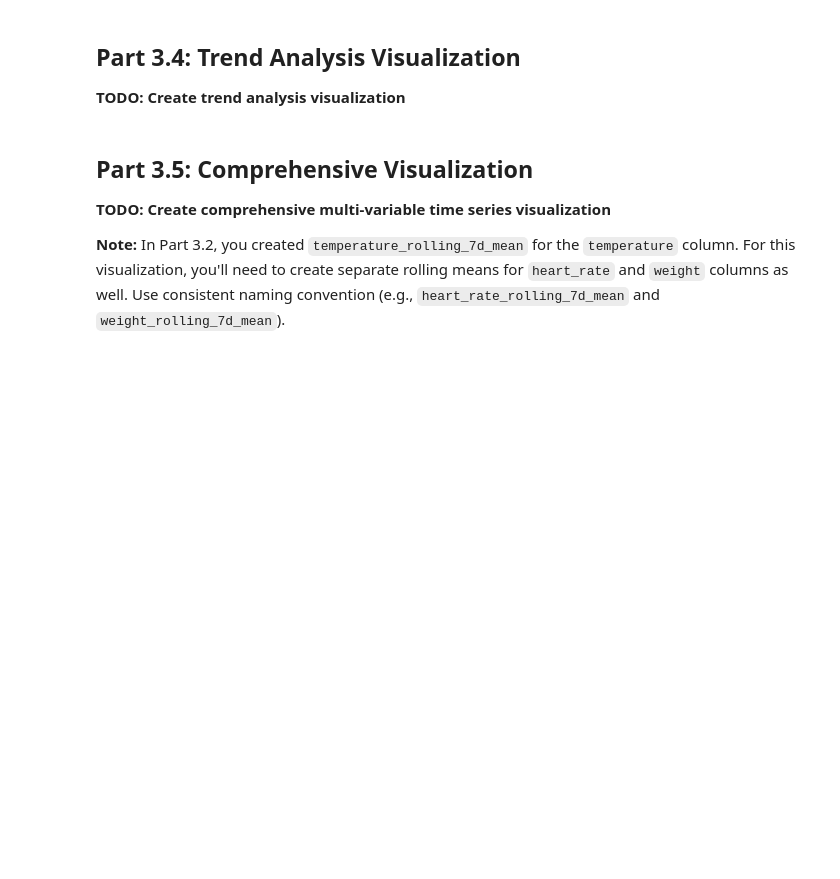
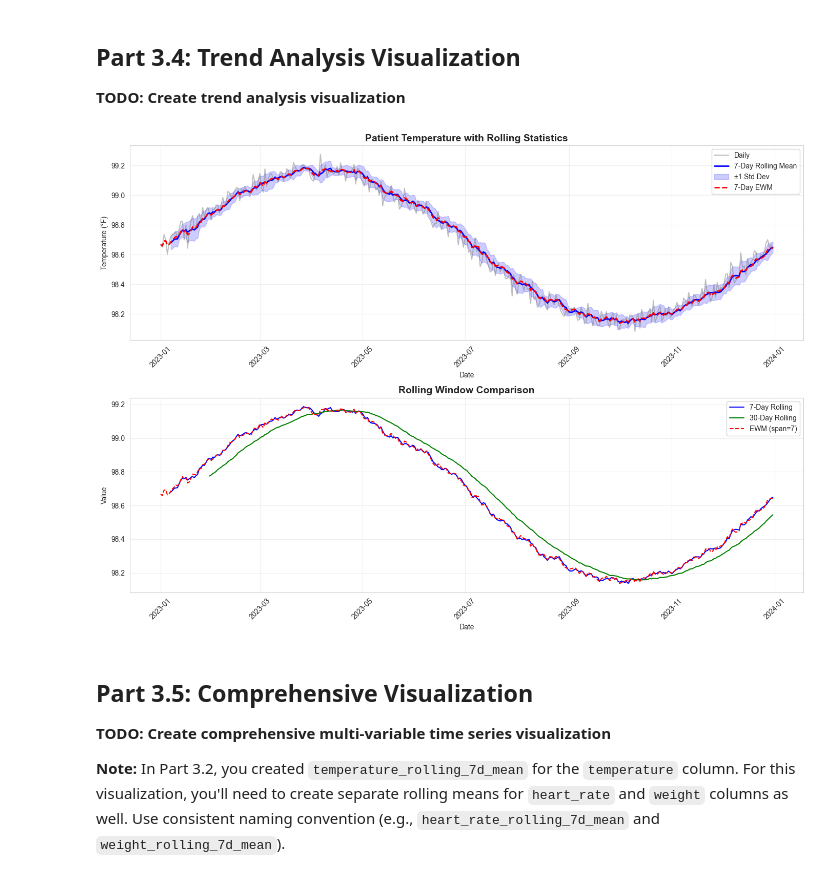
Before and after one commit to UCSF-DataSci/ds217-09-you-built-a-time-machine-out-of-a-delorean-audreysu8, a Jupyter notebook: q3_rolling.ipynb, the cells around one changed output. Drawn from its saved outputs; the diff is of its cells as text; code cells hidden in the pictures; blank space fills up the shorter version.

```diff
--- a/q3_rolling.ipynb
+++ b/q3_rolling.ipynb
@@ -172,55 +226,57 @@ def rolling_range(series):
 # Use patient_vitals_daily with rolling statistics from Part 3.2
 
 # TODO: Create time series plot with original data
 # Requirements for the plot:
 # - Two subplots (2 rows, 1 column)
 # - Top subplot: Original data + rolling mean + std bands + EWM
 # - Bottom subplot: Comparison of different rolling methods (7-day, 30-day, EWM)
 # - Include titles, axis labels, legends, and grid
 # - Save as PNG with dpi=150
 fig, axes = plt.subplots(2, 1, figsize=(14, 10))
 
 # TODO: Plot original data (e.g., temperature or heart_rate)
 # Select one metric (temperature or heart_rate) and plot it
-# axes[0].plot(patient_vitals_daily.index, patient_vitals_daily['temperature'], alpha=0.5, label='Daily', color='gray')
+axes[0].plot(patient_vitals_daily.index, patient_vitals_daily['temperature'], alpha=0.5, label='Daily', color='gray')
 
 # TODO: Add rolling mean overlay
-# axes[0].plot(patient_vitals_daily.index, patient_vitals_daily['temperature_rolling_7d_mean'], linewidth=2, label='7-Day Rolling Mean', color='blue')
+axes[0].plot(patient_vitals_daily.index, patient_vitals_daily['temperature_rolling_7d_mean'], linewidth=2, label='7-Day Rolling Mean', color='blue')
 
 # TODO: Add rolling standard deviation bands
 # Create upper and lower bounds: rolling_mean ± rolling_std
-# upper_bound = patient_vitals_daily['temperature_rolling_7d_mean'] + patient_vitals_daily['temperature_rolling_7d_std']
-# lower_bound = patient_vitals_daily['temperature_rolling_7d_mean'] - patient_vitals_daily['temperature_rolling_7d_std']
-# axes[0].fill_between(patient_vitals_daily.index, lower_bound, upper_bound, alpha=0.2, color='blue', label='±1 Std Dev')
+upper_bound = patient_vitals_daily['temperature_rolling_7d_mean'] + patient_vitals_daily['temperature_rolling_7d_std']
+lower_bound = patient_vitals_daily['temperature_rolling_7d_mean'] - patient_vitals_daily['temperature_rolling_7d_std']
+axes[0].fill_between(patient_vitals_daily.index, lower_bound, upper_bound, alpha=0.2, color='blue', label='±1 Std Dev')
 
 # TODO: Add exponentially weighted moving average
-# axes[0].plot(patient_vitals_daily.index, patient_vitals_daily['temperature_ewm_span_7'], linewidth=2, label='7-Day EWM', color='red', linestyle='--')
+axes[0].plot(patient_vitals_daily.index, patient_vitals_daily['temperature_ewm_span_7'], linewidth=2, label='7-Day EWM', color='red', linestyle='--')
 
 # TODO: Customize colors and styling
-# axes[0].set_title('Patient Temperature with Rolling Statistics', fontsize=14, fontweight='bold')
-# axes[0].set_xlabel('Date')
-# axes[0].set_ylabel('Temperature (°F)')
-# axes[0].legend()
-# axes[0].grid(True, alpha=0.3)
-# axes[0].tick_params(axis='x', rotation=45)
+axes[0].set_title('Patient Temperature with Rolling Statistics', fontsize=14, fontweight='bold')
+axes[0].set_xlabel('Date')
+axes[0].set_ylabel('Temperature (°F)')
+axes[0].legend()
+axes[0].grid(True, alpha=0.3)
+axes[0].tick_params(axis='x', rotation=45)
 
 # TODO: Create second subplot showing rolling statistics comparison
-# axes[1].plot(patient_vitals_daily.index, patient_vitals_daily['temperature_rolling_7d_mean'], label='7-Day Rolling', color='blue')
-# axes[1].plot(patient_vitals_daily.index, patient_vitals_daily['temperature_rolling_30d_mean'], label='30-Day Rolling', color='green')
-# axes[1].plot(patient_vitals_daily.index, patient_vitals_daily['temperature_ewm_span_7'], label='EWM (span=7)', color='red', linestyle='--')
-# axes[1].set_title('Rolling Window Comparison', fontsize=14, fontweight='bold')
-# axes[1].set_xlabel('Date')
-# axes[1].set_ylabel('Value')
-# axes[1].legend()
-# axes[1].grid(True, alpha=0.3)
-# axes[1].tick_params(axis='x', rotation=45)
+axes[1].plot(patient_vitals_daily.index, patient_vitals_daily['temperature_rolling_7d_mean'], label='7-Day Rolling', color='blue')
+axes[1].plot(patient_vitals_daily.index, patient_vitals_daily['temperature_rolling_30d_mean'], label='30-Day Rolling', color='green')
+axes[1].plot(patient_vitals_daily.index, patient_vitals_daily['temperature_ewm_span_7'], label='EWM (span=7)', color='red', linestyle='--')
+axes[1].set_title('Rolling Window Comparison', fontsize=14, fontweight='bold')
+axes[1].set_xlabel('Date')
+axes[1].set_ylabel('Value')
+axes[1].legend()
+axes[1].grid(True, alpha=0.3)
+axes[1].tick_params(axis='x', rotation=45)
 
 plt.tight_layout()
 
 # TODO: Save the plot as 'output/q3_trend_analysis.png'
 # Requirements: PNG format, dpi=150, bbox_inches='tight'
-# plt.savefig('output/q3_trend_analysis.png', dpi=150, bbox_inches='tight')
+plt.savefig('output/q3_trend_analysis.png', dpi=150, bbox_inches='tight')
 plt.show()
+# %% [output]
+[figure, added]
 # %% [markdown]
 ## Part 3.5: Comprehensive Visualization
 
```
Also changed, not shown: parts of 3 cells of this notebook, 5 other files.
